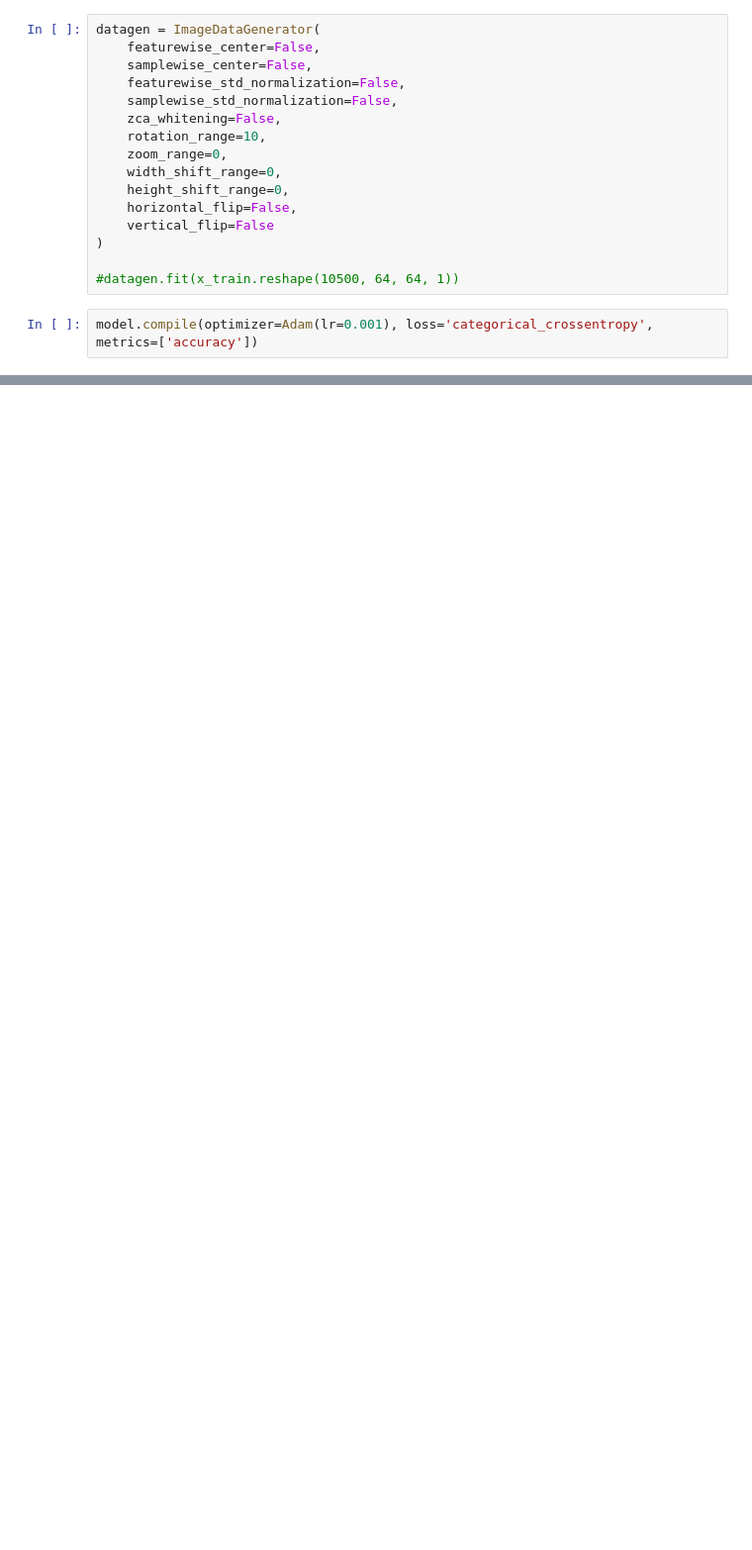
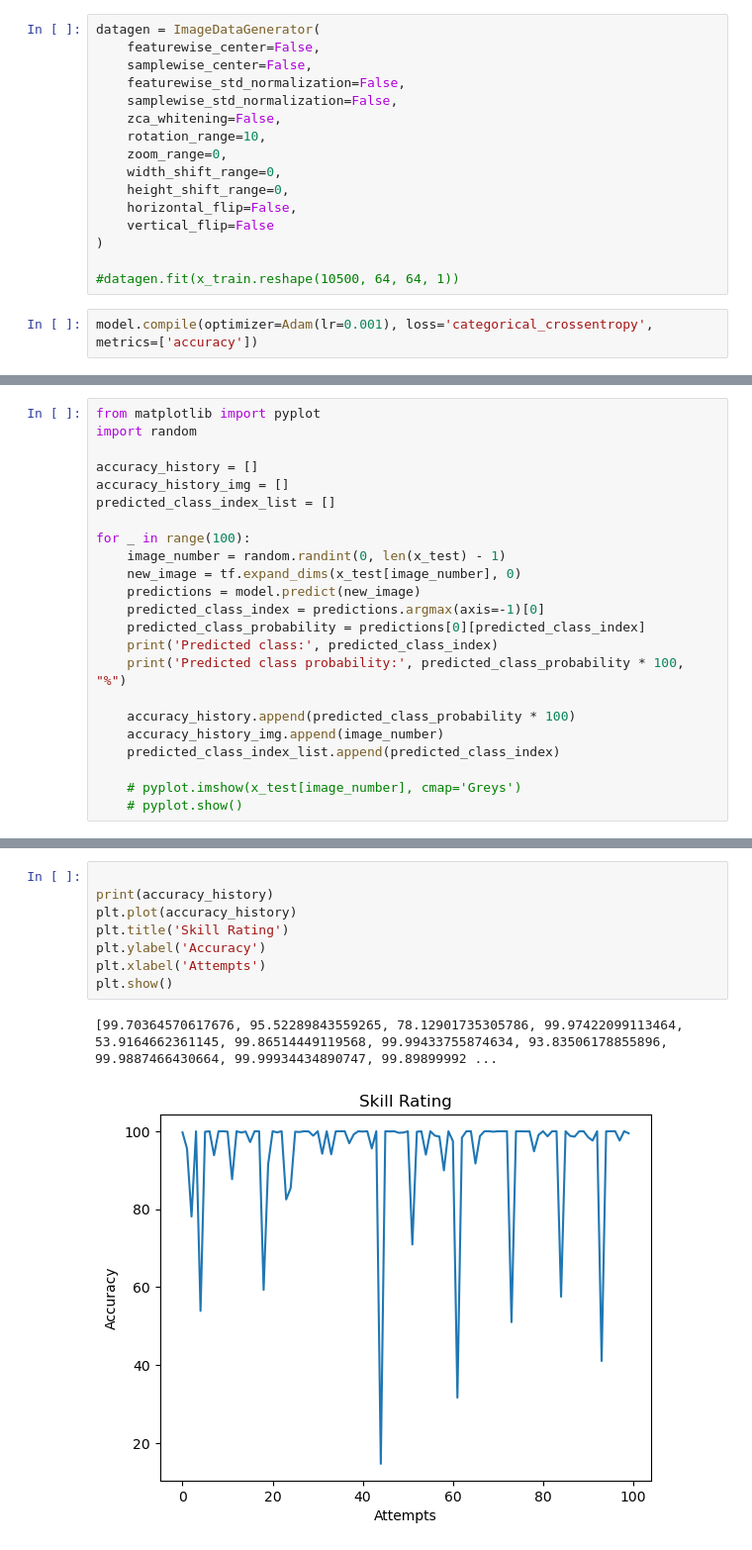
Before and after one commit to krisdanoda/Kanji-recognizer, a Jupyter notebook: sequentialModel.ipynb, the cells around one changed output, grey strips where cells are left out. Shown at 99% size. Drawn from its saved outputs; the diff is of its cells as text; blank space fills up the shorter version.

```diff
--- a/sequentialModel.ipynb
+++ b/sequentialModel.ipynb
@@ -224,0 +204,23 @@ center
+# %%
+from matplotlib import pyplot
+import random
+
+accuracy_history = []
+accuracy_history_img = []
+predicted_class_index_list = []
+
+for _ in range(100):
+    image_number = random.randint(0, len(x_test) - 1)
+    new_image = tf.expand_dims(x_test[image_number], 0)
+    predictions = model.predict(new_image)
+    predicted_class_index = predictions.argmax(axis=-1)[0]
+    predicted_class_probability = predictions[0][predicted_class_index]
+    print('Predicted class:', predicted_class_index)
+    print('Predicted class probability:', predicted_class_probability * 100, "%")
+
+    accuracy_history.append(predicted_class_probability * 100)
+    accuracy_history_img.append(image_number)
+    predicted_class_index_list.append(predicted_class_index)
+
+    # pyplot.imshow(x_test[image_number], cmap='Greys')
+    # pyplot.show()
@@ -224,0 +245,11 @@ center
+# %%
+
+print(accuracy_history)
+plt.plot(accuracy_history)
+plt.title('Skill Rating')
+plt.ylabel('Accuracy')
+plt.xlabel('Attempts')
+plt.show()
+# %% [output]
+[99.70364570617676, 95.52289843559265, 78.12901735305786, 99.97422099113464, 53.9164662361145, 99.86514449119568, 99.99433755874634, 93.83506178855896, 99.9887466430664, 99.99934434890747, 99.89899992 ...
+[figure, added]
```
Also changed, not shown: parts of 10 cells of this notebook.
